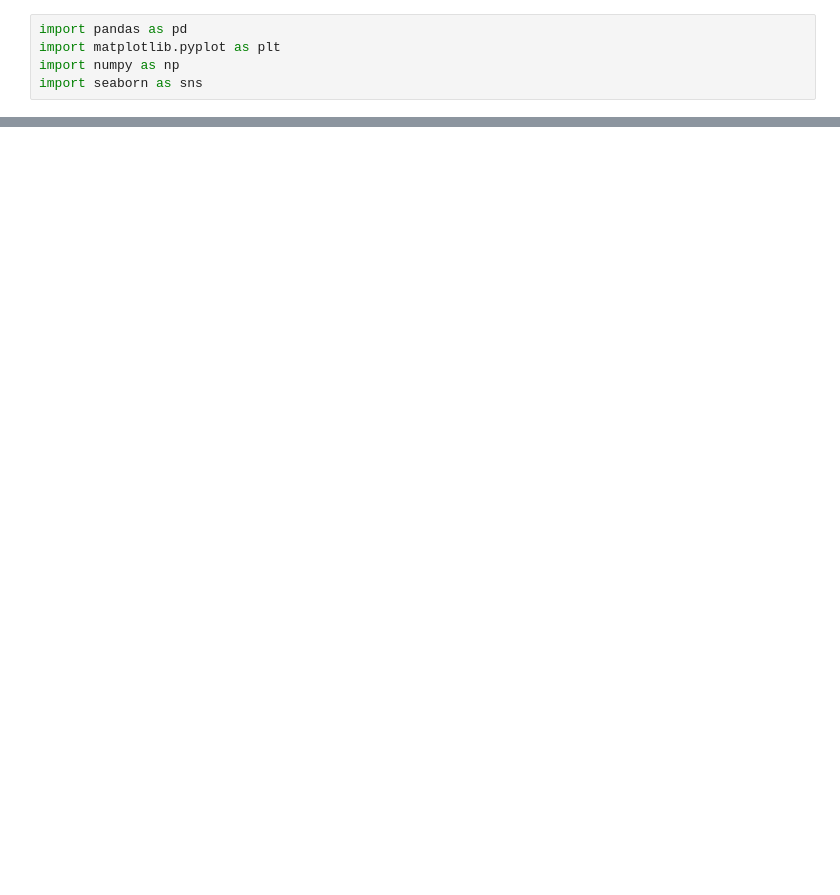
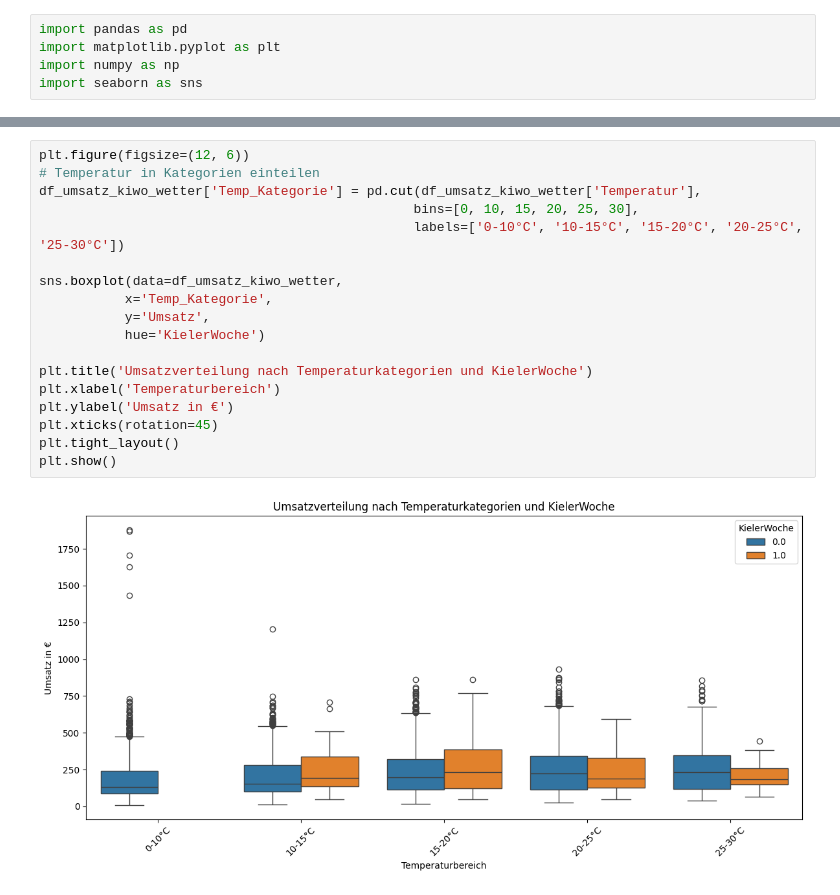
Before and after one commit to jul-mar/bakery_sales_prediction, a Jupyter notebook: week3_notebook.ipynb, the cells around one changed output, grey strips where cells are left out. Saved outputs shown, nothing was run; the diff lists cells and outputs as text; blank space fills up the shorter version.

```diff
--- a/week3_notebook.ipynb
+++ b/week3_notebook.ipynb
@@ -131,0 +150,20 @@ plt.show()
+# %%
+plt.figure(figsize=(12, 6))
+# Temperatur in Kategorien einteilen
+df_umsatz_kiwo_wetter['Temp_Kategorie'] = pd.cut(df_umsatz_kiwo_wetter['Temperatur'],
+                                                bins=[0, 10, 15, 20, 25, 30],
+                                                labels=['0-10°C', '10-15°C', '15-20°C', '20-25°C', '25-30°C'])
+
+sns.boxplot(data=df_umsatz_kiwo_wetter,
+           x='Temp_Kategorie',
+           y='Umsatz',
+           hue='KielerWoche')
+
+plt.title('Umsatzverteilung nach Temperaturkategorien und KielerWoche')
+plt.xlabel('Temperaturbereich')
+plt.ylabel('Umsatz in €')
+plt.xticks(rotation=45)
+plt.tight_layout()
+plt.show()
+# %% [output]
+[figure, added]
```
Also changed, not shown: parts of 11 cells of this notebook.
